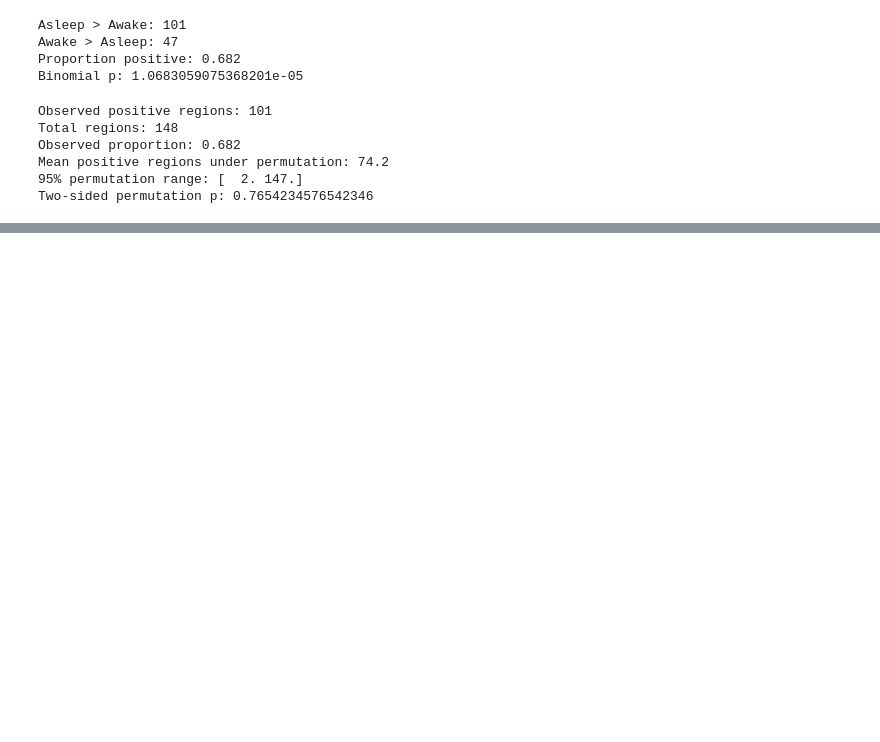
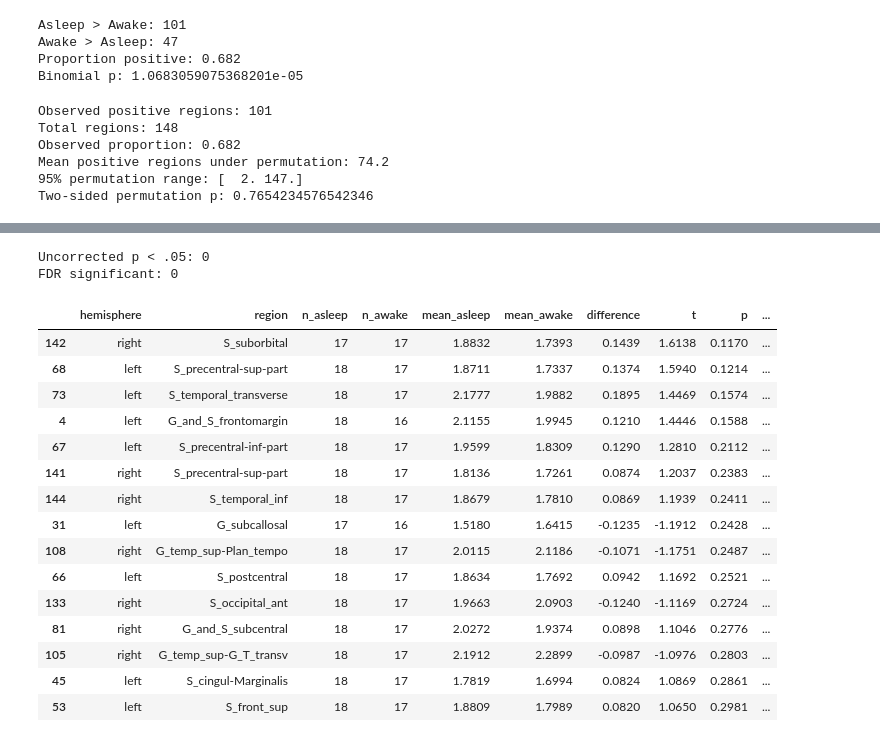
Before and after one commit to hamdhaanees/pet-memory-consolidation, a Jupyter notebook: PET_memory_consolidation.ipynb, the cells around one changed output, grey strips where cells are left out. Saved outputs shown, nothing was run; the diff lists cells and outputs as text; code cells hidden in the pictures; blank space fills up the shorter version.

Commit message:
Complete PET memory consolidation analysis

```diff
--- a/PET_memory_consolidation.ipynb
+++ b/PET_memory_consolidation.ipynb
@@ -2432,0 +3045,77 @@ Independently of the biological null result, the project demonstrates an end-to-
+# %%
+# Cohen's d for each regional Sleep–Wake comparison
+def cohens_d_independent(x, y):
+    nx, ny = len(x), len(y)
+
+    pooled_sd = np.sqrt(
+        ((nx - 1) * x.var(ddof=1) +
+         (ny - 1) * y.var(ddof=1))
+        / (nx + ny - 2)
+    )
+
+    return (x.mean() - y.mean()) / pooled_sd
+
+
+effect_sizes = []
+
+for _, row in regional_effects.iterrows():
+
+    df = analysis_regions[
+        (analysis_regions["hemisphere"] == row["hemisphere"]) &
+        (analysis_regions["region"] == row["region"])
+    ]
+
+    asleep = df.loc[df["condition"] == "Asleep", "mean_rcps"]
+    awake = df.loc[df["condition"] == "Awake", "mean_rcps"]
+
+    effect_sizes.append(
+        cohens_d_independent(asleep, awake)
+    )
+
+regional_effects["cohens_d"] = effect_sizes
+
+# FDR correction across all regional tests
+regional_effects["p_fdr"] = multipletests(
+    regional_effects["p"],
+    method="fdr_bh"
+)[1]
+
+regional_effects["fdr_significant"] = (
+    regional_effects["p_fdr"] < 0.05
+)
+
+print(
+    "Uncorrected p < .05:",
+    (regional_effects["p"] < 0.05).sum()
+)
+
+print(
+    "FDR significant:",
+    regional_effects["fdr_significant"].sum()
+)
+
+display(
+    regional_effects
+    .sort_values("p")
+    .head(15)
+    .round(4)
+)
+# %% [output]
+Uncorrected p < .05: 0
+FDR significant: 0
+|  | hemisphere | region | n_asleep | n_awake | mean_asleep | mean_awake | difference | t | p | ... |
+| 142 | right | S_suborbital | 17 | 17 | 1.8832 | 1.7393 | 0.1439 | 1.6138 | 0.1170 | ... |
+| 68 | left | S_precentral-sup-part | 18 | 17 | 1.8711 | 1.7337 | 0.1374 | 1.5940 | 0.1214 | ... |
+| 73 | left | S_temporal_transverse | 18 | 17 | 2.1777 | 1.9882 | 0.1895 | 1.4469 | 0.1574 | ... |
+| 4 | left | G_and_S_frontomargin | 18 | 16 | 2.1155 | 1.9945 | 0.1210 | 1.4446 | 0.1588 | ... |
+| 67 | left | S_precentral-inf-part | 18 | 17 | 1.9599 | 1.8309 | 0.1290 | 1.2810 | 0.2112 | ... |
+| 141 | right | S_precentral-sup-part | 18 | 17 | 1.8136 | 1.7261 | 0.0874 | 1.2037 | 0.2383 | ... |
+| 144 | right | S_temporal_inf | 18 | 17 | 1.8679 | 1.7810 | 0.0869 | 1.1939 | 0.2411 | ... |
+| 31 | left | G_subcallosal | 17 | 16 | 1.5180 | 1.6415 | -0.1235 | -1.1912 | 0.2428 | ... |
+| 108 | right | G_temp_sup-Plan_tempo | 18 | 17 | 2.0115 | 2.1186 | -0.1071 | -1.1751 | 0.2487 | ... |
+| 66 | left | S_postcentral | 18 | 17 | 1.8634 | 1.7692 | 0.0942 | 1.1692 | 0.2521 | ... |
+| 133 | right | S_occipital_ant | 18 | 17 | 1.9663 | 2.0903 | -0.1240 | -1.1169 | 0.2724 | ... |
+| 81 | right | G_and_S_subcentral | 18 | 17 | 2.0272 | 1.9374 | 0.0898 | 1.1046 | 0.2776 | ... |
+| 105 | right | G_temp_sup-G_T_transv | 18 | 17 | 2.1912 | 2.2899 | -0.0987 | -1.0976 | 0.2803 | ... |
+| 45 | left | S_cingul-Marginalis | 18 | 17 | 1.7819 | 1.6994 | 0.0824 | 1.0869 | 0.2861 | ... |
+| 53 | left | S_front_sup | 18 | 17 | 1.8809 | 1.7989 | 0.0820 | 1.0650 | 0.2981 | ... |
```
Also changed, not shown: parts of 78 cells of this notebook.
